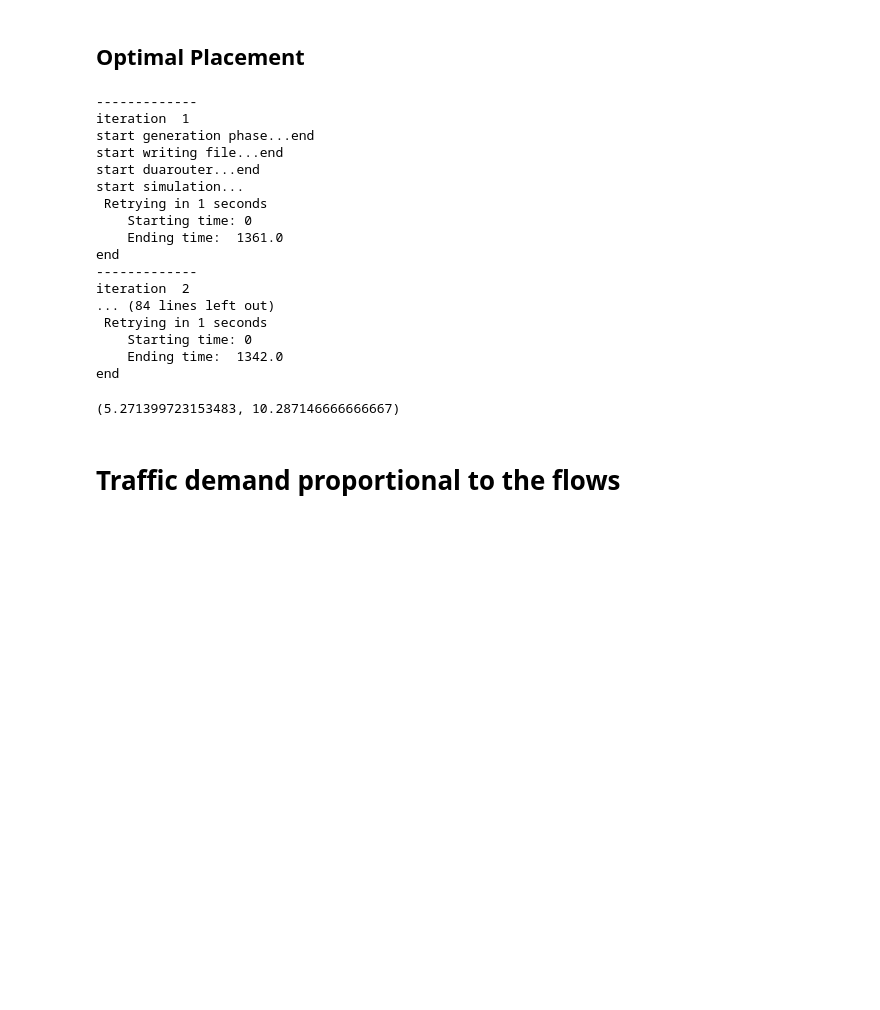
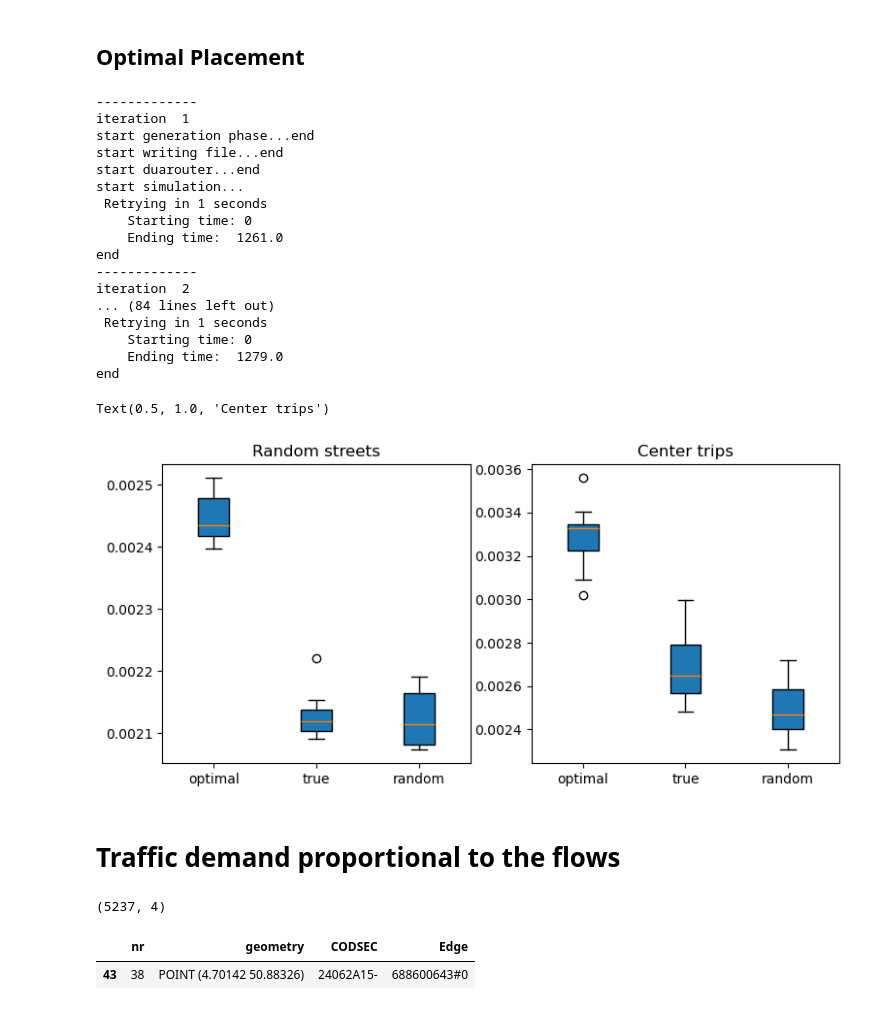
Before and after one commit to AndreaFrasson/Geospatial-Analitics, a Jupyter notebook: Project_12.ipynb, the cells around one changed output. Drawn from its saved outputs; the diff is of its cells as text; code cells hidden in the pictures; blank space fills up the shorter version.

```diff
--- a/Project_12.ipynb
+++ b/Project_12.ipynb
@@ -283,7 +283,7 @@ else:
 sumo_binary = os.environ['SUMO_HOME']+"/bin/sumo"
 
 #command for the simulation -- use duarouter
-sumo_cmd = [sumo_binary, "-c", os.getcwd()+'/Sumo/my_config_duarouter.sumocfg', '-W', 'true', '--time-to-teleport', '5', '--no-step-log',
+sumo_cmd = [sumo_binary, "-c", os.getcwd()+'/Sumo/uniform_config_duarouter.sumocfg', '-W', 'true', '--time-to-teleport', '5', '--no-step-log',
             '-v', 'false', '-t', 'false']
 # %%
 # Main loop
@@ -353,7 +355,7 @@ def main_loop(hubs):
 # %% [markdown]
 ## Real HUBS
 # %%
-random_mean, center_mean = main_loop(hubs)
+th_rt, th_ct = main_loop(hubs)
 # %% [output]
 -------------
 iteration  1
@@ -385,7 +406,7 @@ r_hubs = road_net.sample(len(hubs), replace= True)
 # %%
 r_hubs.columns = ['Edge', 'geometry', 'CODSEC']
 # %%
-random_mean, center_mean = main_loop(r_hubs)
+rh_rt, rh_ct = main_loop(r_hubs)
 # %% [output]
 -------------
 iteration  1
@@ -435,7 +444,7 @@ opt_hubs['Edge'] = nearest_edge
 # drop all the 'NONE', street, all the street without a zone
 opt_hubs.drop(list(np.where(opt_hubs['Edge'] == 'NONE')[0]), axis = 0, inplace=True)
 # %%
-random_mean, center_mean = main_loop(opt_hubs)
+oh_rt, oh_ct = main_loop(opt_hubs)
 # %% [output]
 -------------
 iteration  1
@@ -445,23 +454,44 @@ start duarouter...end
 start simulation...
  Retrying in 1 seconds
     Starting time: 0
-    Ending time:  1361.0
+    Ending time:  1261.0
 end
 -------------
 iteration  2
 ... (84 lines left out)
  Retrying in 1 seconds
     Starting time: 0
-    Ending time:  1342.0
+    Ending time:  1279.0
 end
-# %%
-random_mean, center_mean
-# %% [output]
-(5.271399723153483, 10.287146666666667)
+# %%
+fig, (ax1, ax2) = plt.subplots(nrows=1, ncols=2, figsize=(9, 4))
+
+labels = ['optimal', 'true', 'random']
+
+# rectangular box plot
+bplot1 = ax1.boxplot([oh_rt, th_rt, rh_rt],
+                     vert=True,  # vertical box alignment
+                     patch_artist=True,  # fill with color
+                     labels=labels)  # will be used to label x-ticks
+ax1.set_title('Random streets')
+
+# rectangular box plot
+bplot1 = ax2.boxplot([oh_ct, th_ct, rh_ct],
+                     vert=True,  # vertical box alignment
+                     patch_artist=True,  # fill with color
+                     labels=labels)  # will be used to label x-ticks
+ax2.set_title('Center trips')
+# %% [output]
+Text(0.5, 1.0, 'Center trips')
+[figure, added]
 # %% [markdown]
 # Traffic demand proportional to the flows
 # %%
 fdf = pd.read_csv('flussi_per_simulazione.csv')[['CODSEC_ORIG', 'CODSEC_DEST', 'flows_car_aggr', 'flows_pae_aggr']]
+# %%
+fdf.shape
+# %% [output]
+(5237, 4)
 # %%
 # starting point must have and hub
 no_flow = []
@@ -476,3 +506,8 @@ fdf.drop(no_flow, axis = 0, inplace= True)
 sums = fdf[['flows_car_aggr', 'flows_pae_aggr']].sum(axis=0)
 fdf['flows_car_aggr'] = fdf['flows_car_aggr']/sums['flows_car_aggr']
 fdf['flows_pae_aggr'] = fdf['flows_pae_aggr']/sums['flows_pae_aggr']
+# %%
+hubs[hubs['CODSEC'] == np.random.choice(fdf['CODSEC_ORIG'], p = fdf['flows_car_aggr'])]
+# %% [output]
+|  | nr | geometry | CODSEC | Edge |
+| 43 | 38 | POINT (4.70142 50.88326) | 24062A15- | 688600643#0 |
```
Also changed, not shown: parts of 8 cells of this notebook, 8 other files.
